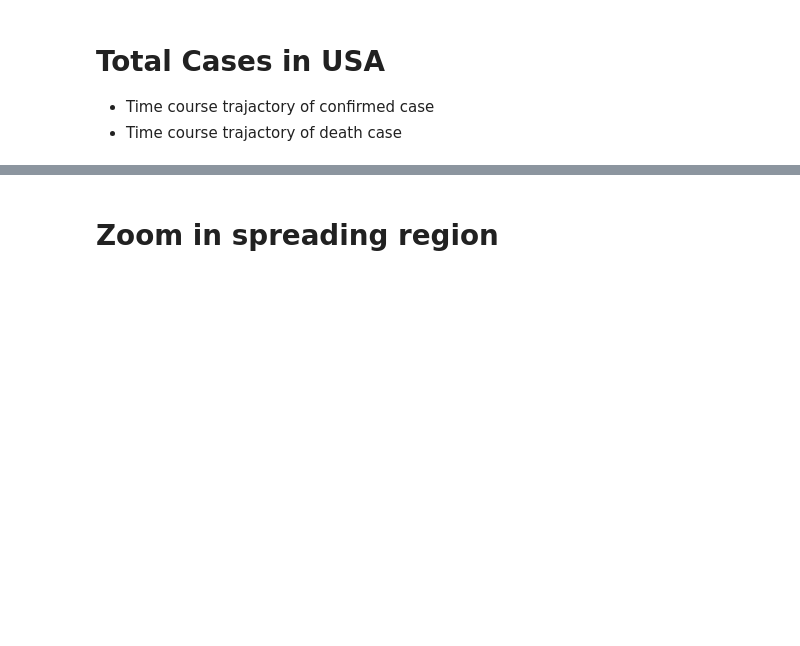
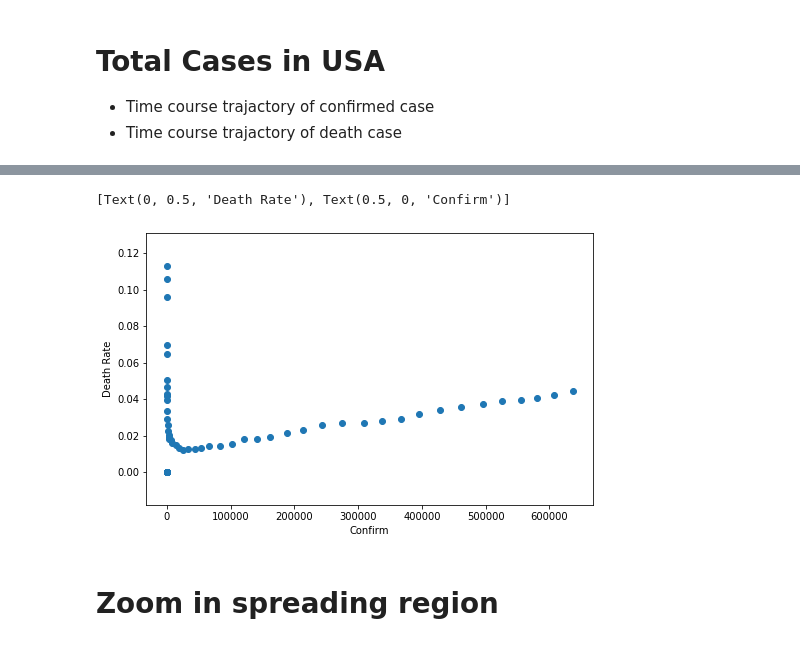
Before and after one commit to onionpork/coronavirus_challenge, a Jupyter notebook: coronavirus_challenge.ipynb, the cells around one changed output, grey strips where cells are left out. Cells and saved outputs as stored; diff of their text form; code cells hidden in the pictures; blank space fills up the shorter version.

```diff
--- a/coronavirus_challenge.ipynb
+++ b/coronavirus_challenge.ipynb
@@ -86,3 +80,10 @@ To register the converters:
+# %%
+fig, ax = plt.subplots(figsize = (8,5))
+ax.scatter(df_new['Confirm'], df_total.groupby(['Date']).apply(div_two))
+ax.set(xlabel ='Confirm', ylabel = 'Death Rate')
+# %% [output]
+[Text(0, 0.5, 'Death Rate'), Text(0.5, 0, 'Confirm')]
+[figure, added]
 # %% [markdown]
 # Zoom in spreading region
 # %%
```
Also changed, not shown: parts of 1 cell of this notebook.
